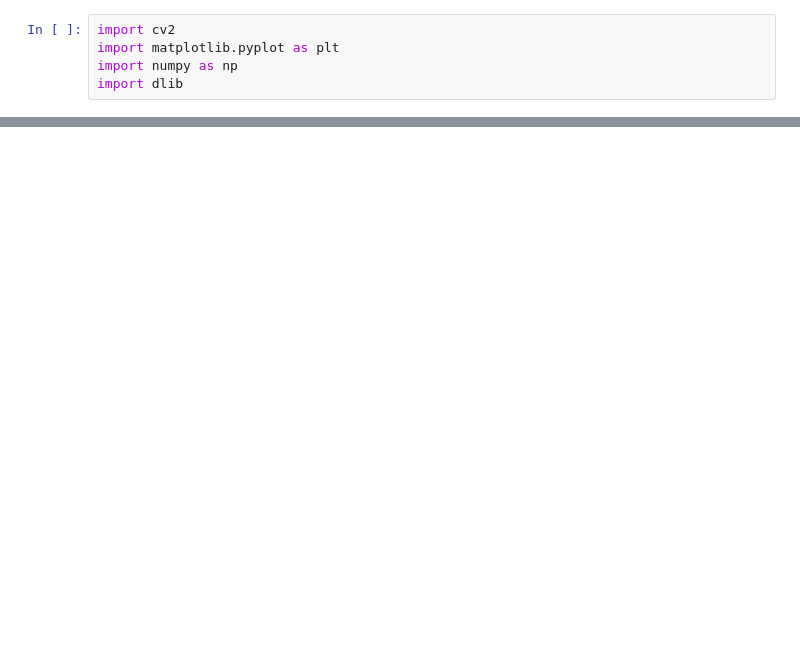
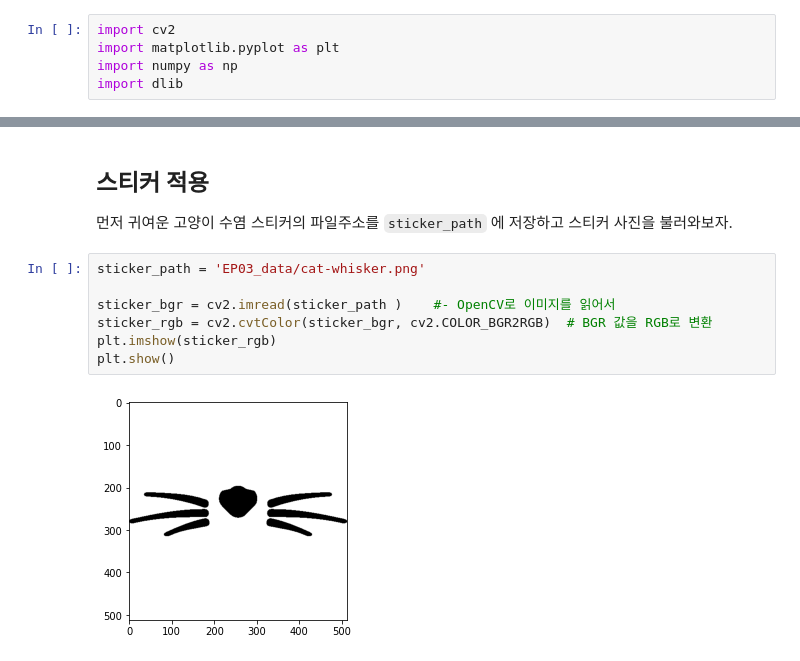
Before and after one commit to ai-rtistic/AIFFEL-Project, a Jupyter notebook: Exploration/EP03_Face_Recognition_Cat_Avengers.ipynb, the cells around one changed output, grey strips where cells are left out. Cells and saved outputs as stored; diff of their text form; blank space fills up the shorter version.

```diff
--- a/Exploration/EP03_Face_Recognition_Cat_Avengers.ipynb
+++ b/Exploration/EP03_Face_Recognition_Cat_Avengers.ipynb
@@ -29,0 +178,13 @@ import dlib
+# %% [markdown]
+## 스티커 적용
+
+먼저 귀여운 고양이 수염 스티커의 파일주소를 `sticker_path` 에 저장하고 스티커 사진을 불러와보자.
+# %%
+sticker_path = 'EP03_data/cat-whisker.png'
+
+sticker_bgr = cv2.imread(sticker_path )    #- OpenCV로 이미지를 읽어서
+sticker_rgb = cv2.cvtColor(sticker_bgr, cv2.COLOR_BGR2RGB)  # BGR 값을 RGB로 변환
+plt.imshow(sticker_rgb)
+plt.show()
+# %% [output]
+[figure, added]
```
Also changed, not shown: parts of 29 cells of this notebook, 6 other files.
